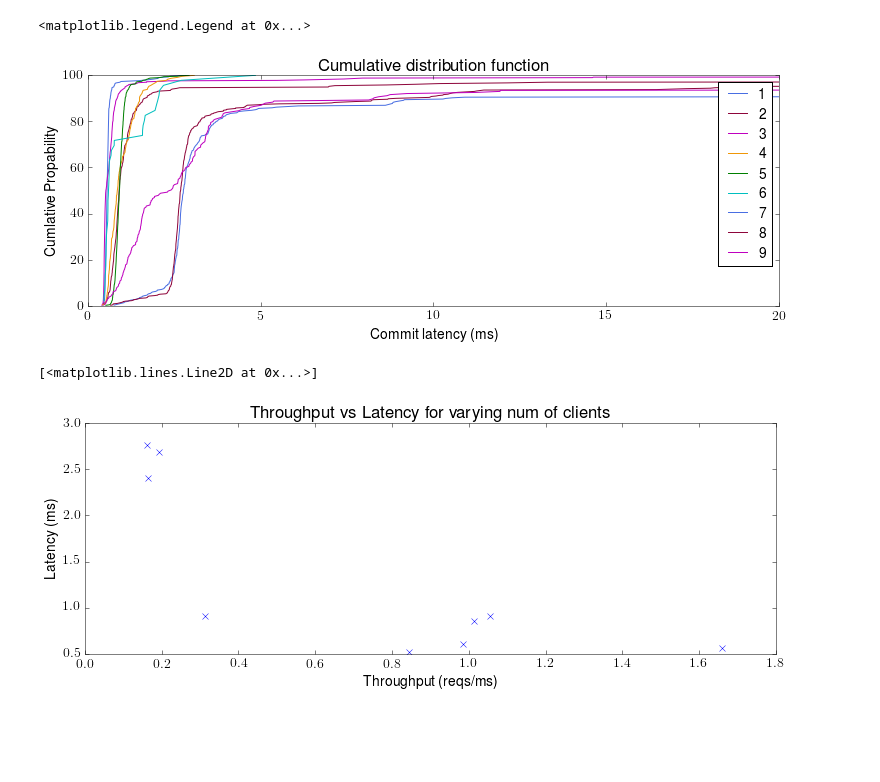
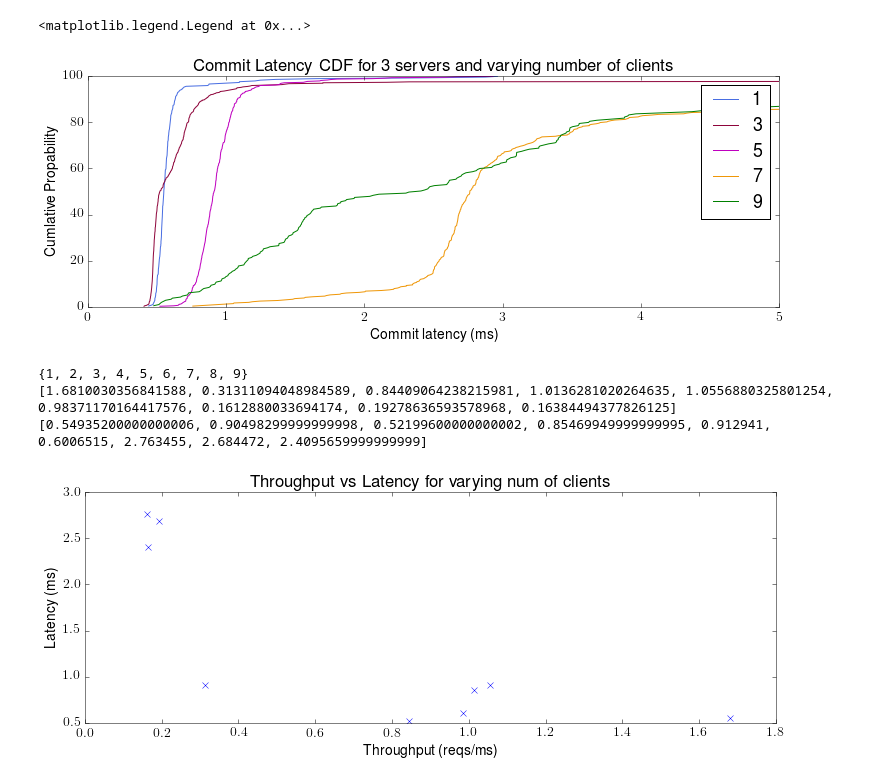
Before and after one commit to heidihoward/ios, a Jupyter notebook: scripts/graph_plotting.ipynb, the cells around one changed output. Drawn from its saved outputs; the diff is of its cells as text; code cells hidden in the pictures; blank space fills up the shorter version.

Commit message:
adding graph for multi server measurements

```diff
--- a/scripts/graph_plotting.ipynb
+++ b/scripts/graph_plotting.ipynb
@@ -126,36 +124,37 @@ for c in clients:
 # %%
 # plot simple CFD
 
 latency_sorted = {}
 cdf_y = {}
 
 for c in clients:
     latency_sorted[c] = latency[c]
     latency_sorted[c].sort()
     cdf_y[c]=[]
     size=len(latency_sorted[c])
     for y in range (1,size+1):
         cdf_y[c].append(y*100.0/size)
 
 
 fig = plt.figure(figsize=[12,4])
 axes = fig.add_axes([0.1, 0.1, 0.8, 0.8])
 
 axes.set_xlabel('Commit latency (ms)')
 axes.set_ylabel('Cumlative Propability')
-axes.set_title('Cumulative distribution function')
+axes.set_title('Commit Latency CDF for 3 servers and varying number of clients')
 
-axes.set_xlim([0,20])
+axes.set_xlim([0,5])
 axes.set_ylim([0,100])
 
+mini_clients = [1,3,5,7,9]
 
-for c in clients:
+for c in mini_clients:
     axes.plot(latency_sorted[c], cdf_y[c])
 
-axes.legend(clients,loc=1,frameon=True)
+axes.legend(mini_clients,loc=1,frameon=True)
 # %% [output]
 <matplotlib.legend.Legend at 0x...>
-[figure, old version]
+[figure, new version]
 # %%
 # plotting throughput vs latency
 
@@ -176,6 +175,12 @@ axes.set_ylabel('Latency (ms)')
 axes.set_title('Throughput vs Latency for varying num of clients')
 
 axes.plot(throughput, medium_latency,"bx")
+
+print(clients)
+print(throughput)
+print(medium_latency)
 # %% [output]
-[<matplotlib.lines.Line2D at 0x...>]
+{1, 2, 3, 4, 5, 6, 7, 8, 9}
+[1.6810030356841588, 0.31311094048984589, 0.84409064238215981, 1.0136281020264635, 1.0556880325801254, 0.98371170164417576, 0.1612880033694174, 0.19278636593578968, 0.16384494377826125]
+[0.54935200000000006, 0.90498299999999998, 0.52199600000000002, 0.85469949999999995, 0.912941, 0.6006515, 2.763455, 2.684472, 2.4095659999999999]
 [figure]
```
Also changed, not shown: parts of 6 cells of this notebook.
